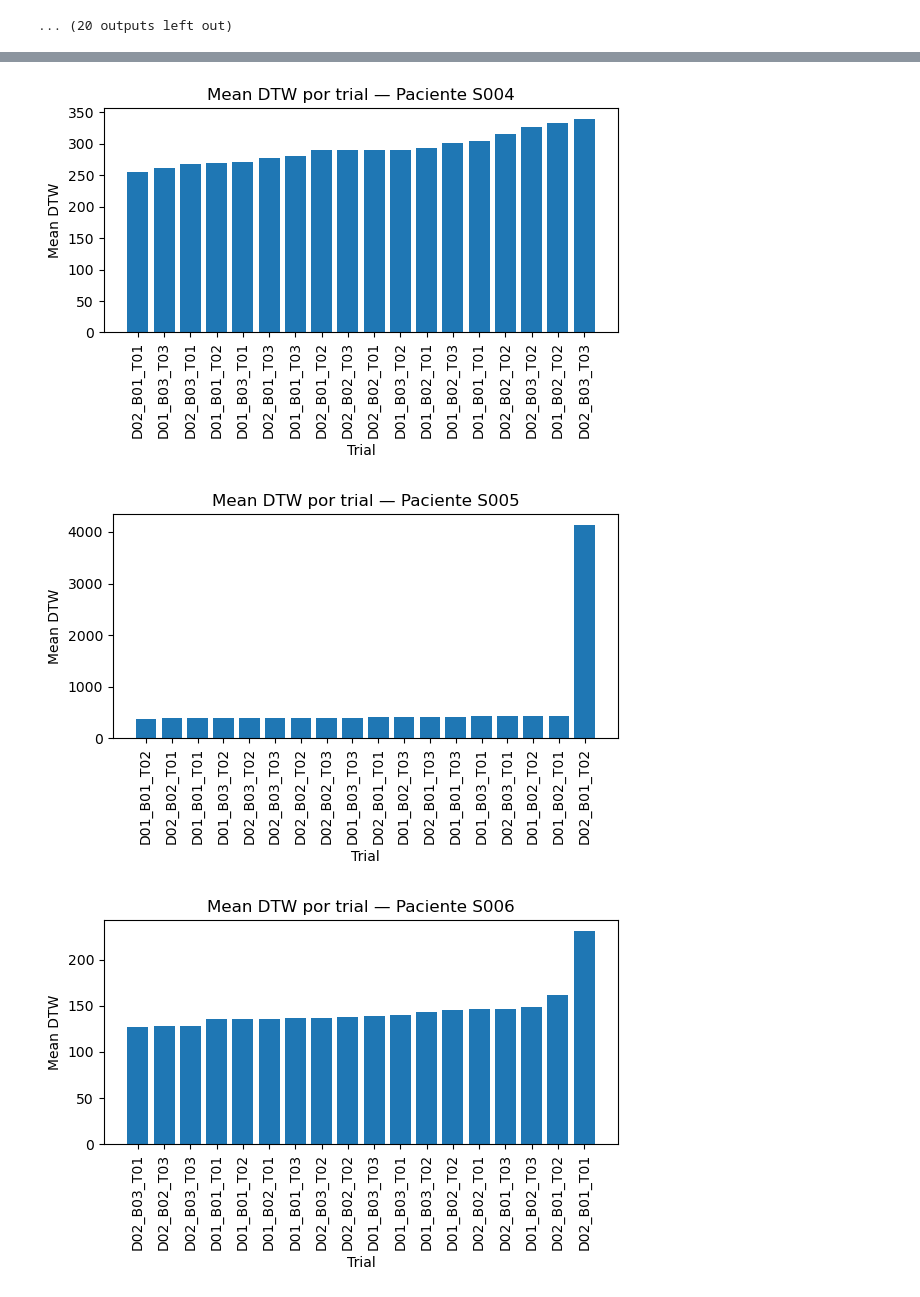
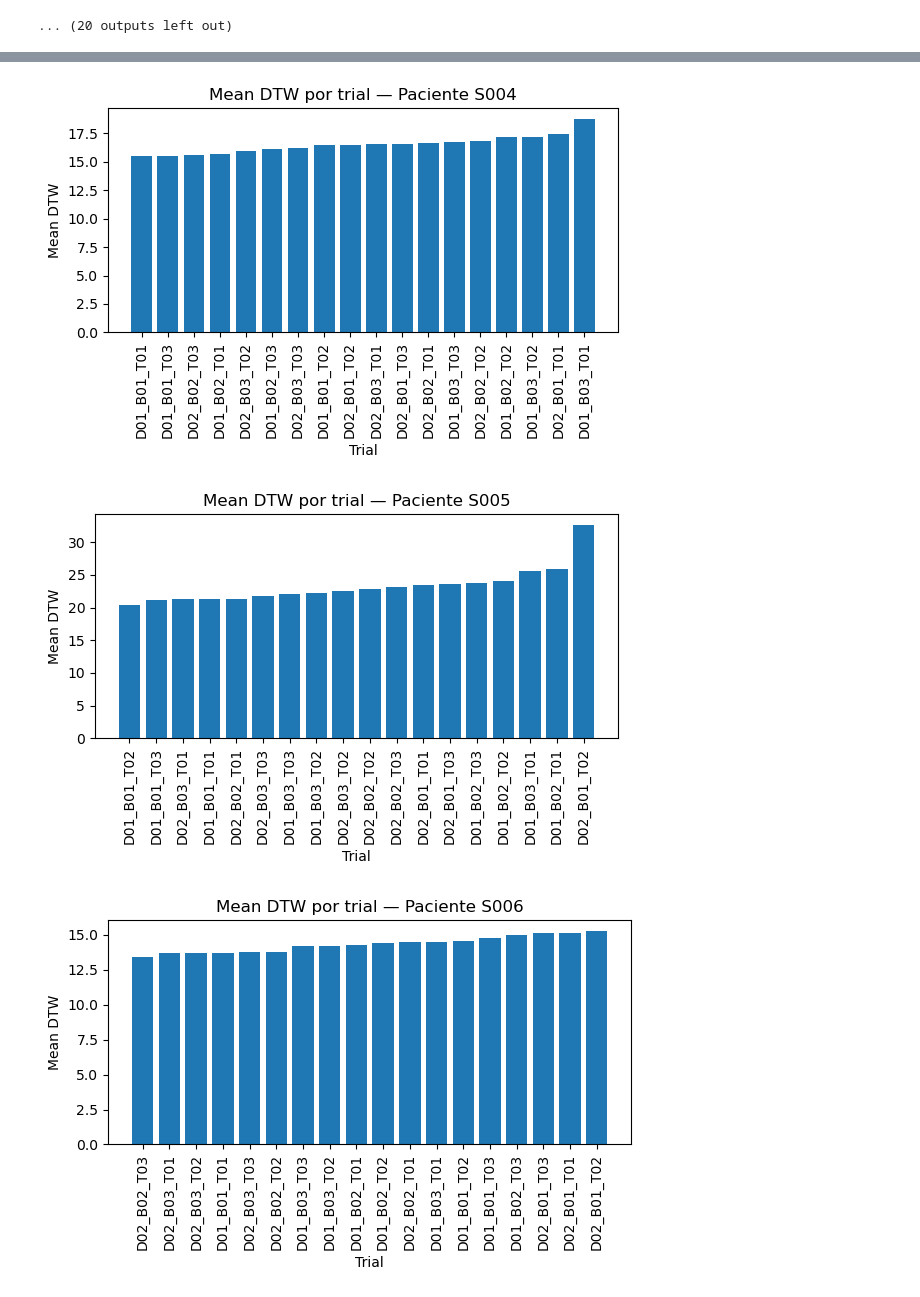
Before and after one commit to carmare13/Gait-Stability, a Jupyter notebook: NoteBooks/DTW.ipynb, the cells around one changed output, grey strips where cells are left out. Saved outputs shown, nothing was run; the diff lists cells and outputs as text; code cells hidden in the pictures.

Commit message:
Included the DTW calculation for the normalized signal

```diff
--- a/NoteBooks/DTW.ipynb
+++ b/NoteBooks/DTW.ipynb
@@ -182,6 +374,6 @@ for pid in erratic_patients:
 # %%
 #Analysis for DTW not segmented
-df = pd.read_csv('DTW/dtw_not_segmented_G01.csv')
+df = pd.read_csv('DTW/dtw_ns_normalized_G01.csv')
 
 records = []
 for pid, sub in df.groupby('patient_id'):
@@ -236,3 +428,3 @@ for pid in df_long['patient_id'].unique():
-[figure, old version]
+[figure, new version]
-[figure, old version]
+[figure, new version]
-[figure, old version]
+[figure, new version]
```
Also changed, not shown: parts of 8 cells of this notebook, 1 other file.
